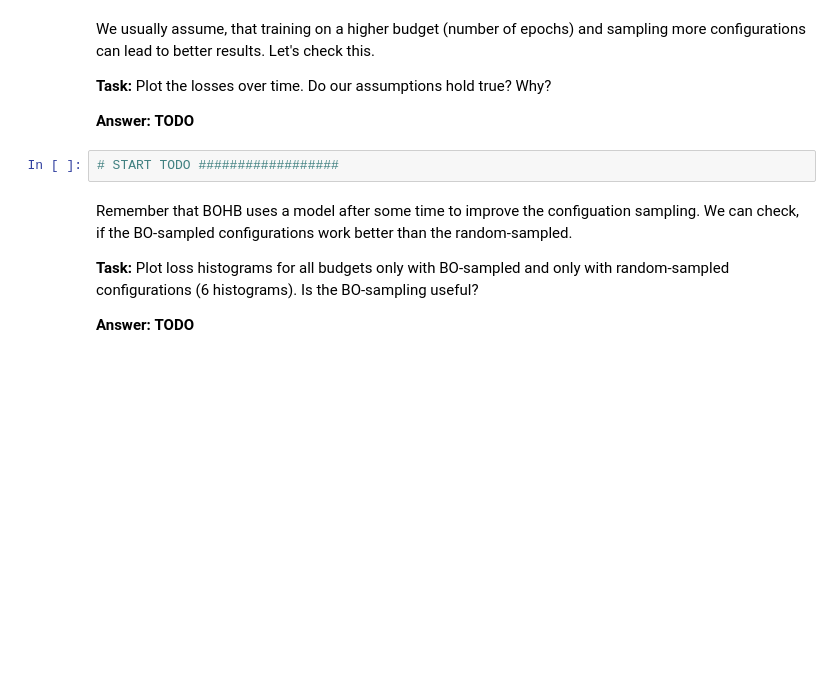
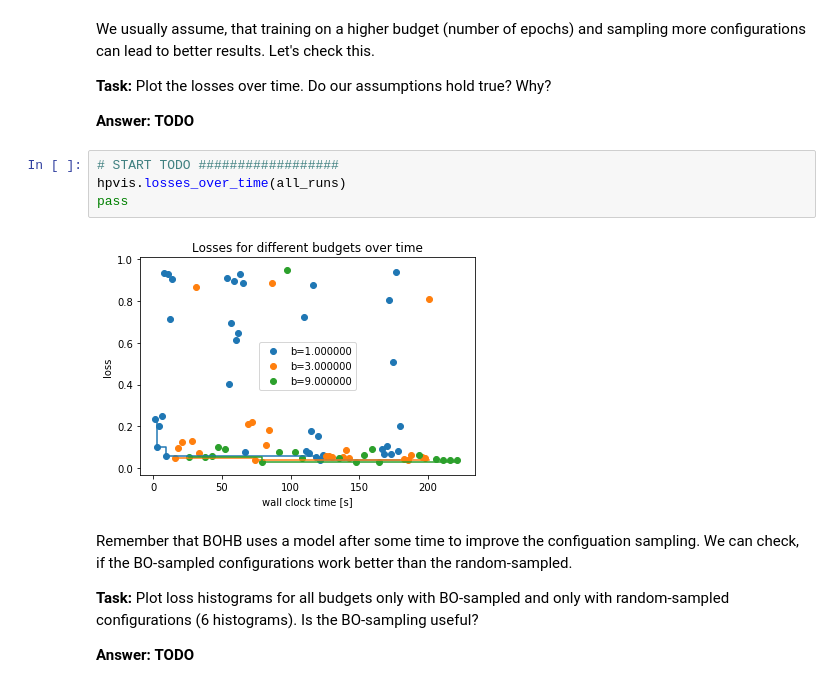
Before and after one commit to bornabesic/deep-learning-exercises, a Jupyter notebook: Exercise 6/exercise06_hpo_bohb.ipynb, the cells around one changed output. Drawn from its saved outputs; the diff is of its cells as text; blank space fills up the shorter version.

```diff
--- a/Exercise 6/exercise06_hpo_bohb.ipynb
+++ b/Exercise 6/exercise06_hpo_bohb.ipynb
@@ -571,6 +720,10 @@ We usually assume, that training on a higher budget (number of epochs) and sampl
 **Answer:** **TODO**
 # %%
 # START TODO ##################
+hpvis.losses_over_time(all_runs)
+pass
+# %% [output]
+[figure, added]
 # %% [markdown]
 Remember that BOHB uses a model after some time to improve the configuation sampling. We can check, if the BO-sampled configurations work better than the random-sampled.
 
```
Also changed, not shown: parts of 12 cells of this notebook.
